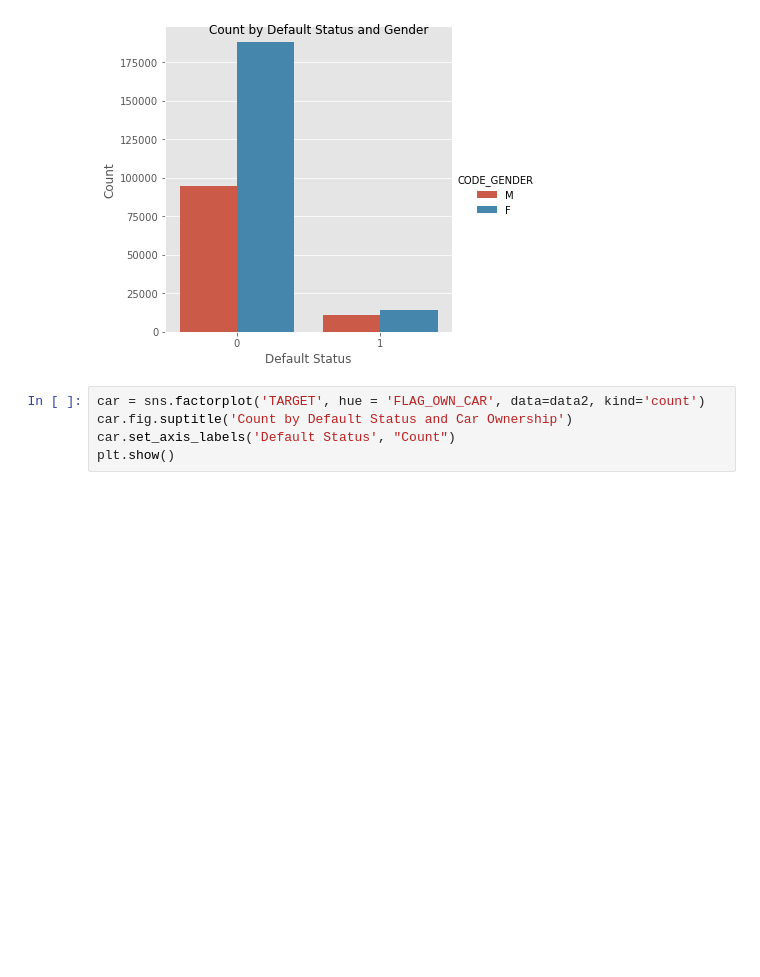
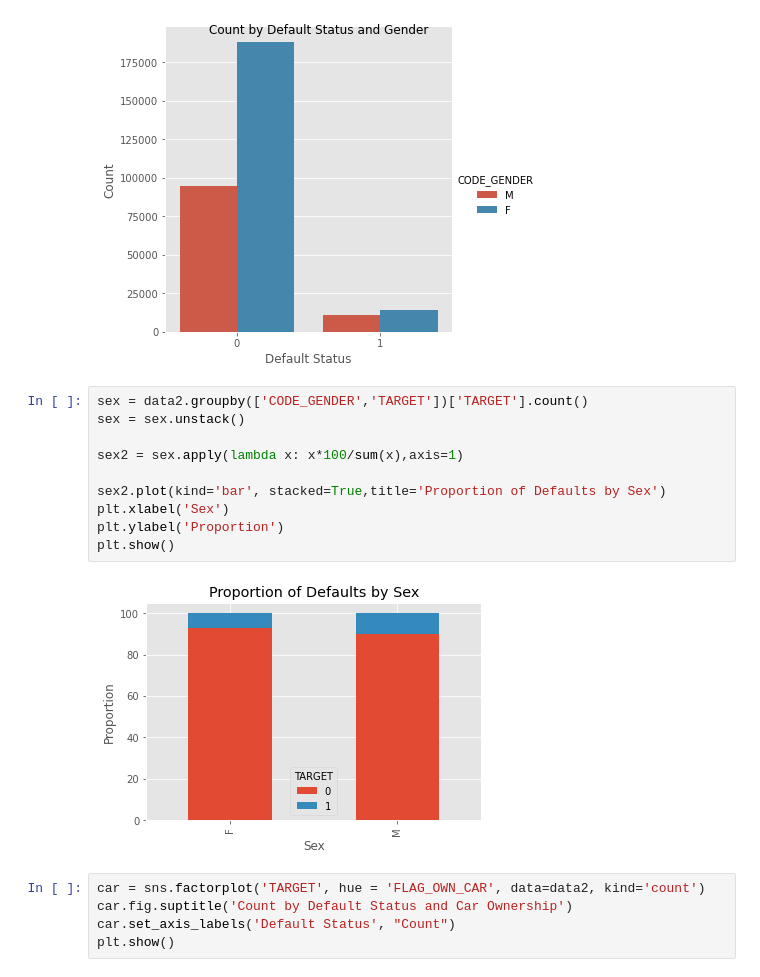
Before and after one commit to hudsonbat/Data-201, a Jupyter notebook: CreditDefault.ipynb, the cells around one changed output. Cells and saved outputs as stored; diff of their text form; blank space fills up the shorter version.

```diff
--- a/CreditDefault.ipynb
+++ b/CreditDefault.ipynb
@@ -410,6 +450,18 @@ sex.set_axis_labels('Default Status', "Count")
 plt.show()
 # %% [output]
 [figure]
+# %%
+sex = data2.groupby(['CODE_GENDER','TARGET'])['TARGET'].count()
+sex = sex.unstack()
+
+sex2 = sex.apply(lambda x: x*100/sum(x),axis=1)
+
+sex2.plot(kind='bar', stacked=True,title='Proportion of Defaults by Sex')
+plt.xlabel('Sex')
+plt.ylabel('Proportion')
+plt.show()
+# %% [output]
+[figure, added]
 # %%
 car = sns.factorplot('TARGET', hue = 'FLAG_OWN_CAR', data=data2, kind='count')
 car.fig.suptitle('Count by Default Status and Car Ownership')
```
Also changed, not shown: parts of 32 cells of this notebook.
